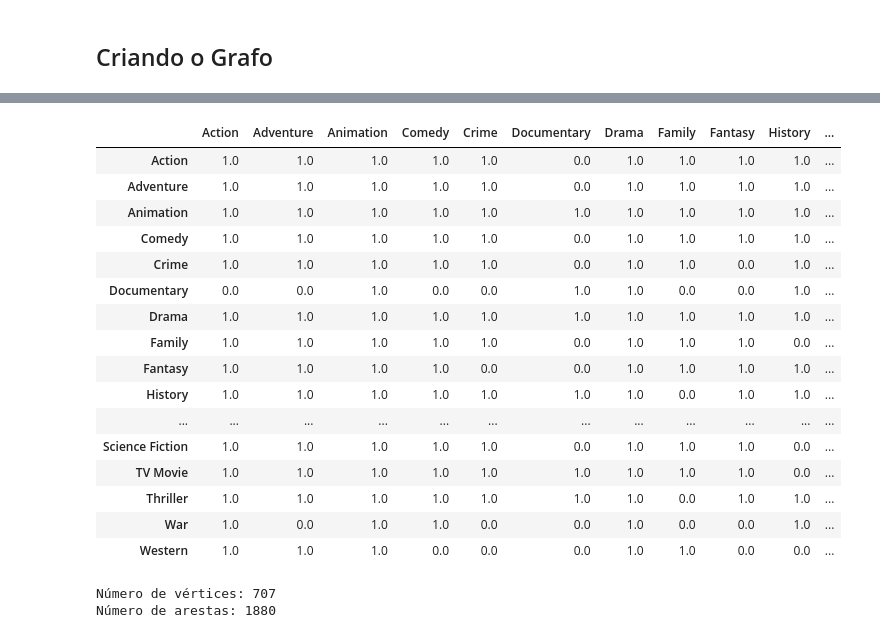
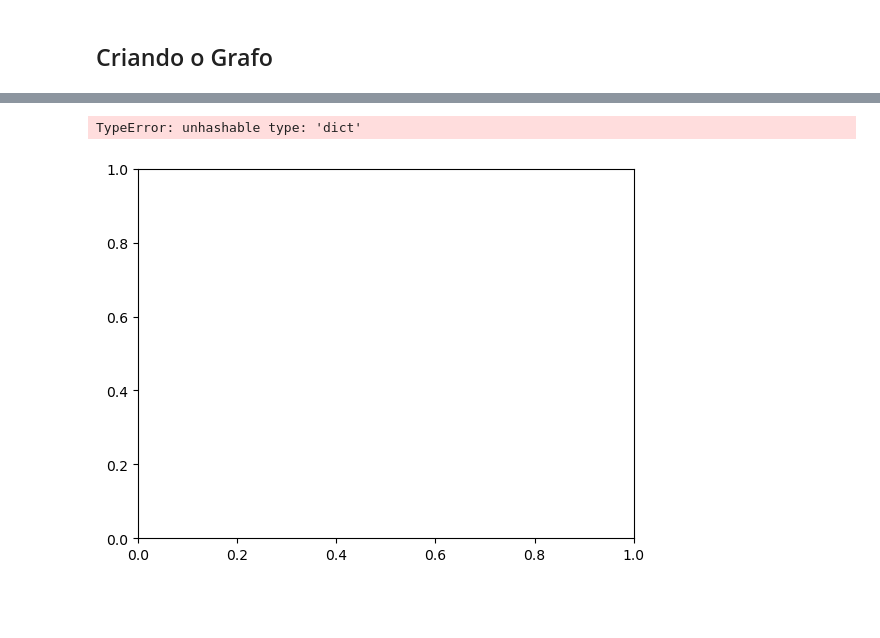
Before and after one commit to antoniolma/Projeto1_RedesSociais, a Jupyter notebook: main.ipynb, the cells around one changed output, grey strips where cells are left out. Cells and saved outputs as stored; diff of their text form; code cells hidden in the pictures; blank space fills up the shorter version.

```diff
--- a/main.ipynb
+++ b/main.ipynb
@@ -140,0 +140,40 @@ matriz_gen = pd.DataFrame(mat_zerada, columns=lista_generos, index=lista_generos
+# %%
+# Cria dicionario para salvar ocorrencias
+conexoes_gen = {}
+for g_prim in generos:
+    conexoes_gen[g_prim] = { 'Total' : 0}
+    for g_sec in generos:
+        if g_sec != g_prim:
+            conexoes_gen[g_prim][g_sec] = 0
+            # print('Criou')
+# pprint(conexoes_gen)
+# Ocorrencias de apararecer juntas
+for genres in df_recente['genre']:
+    for ga in genres.split(','):
+        ga = ga.strip()
+        # print(f'GA: {ga}')
+        for gb in genres.split(','):
+            gb = gb.strip()
+            if ga != gb:
+                # print(f'    GB: {gb}')
+                conexoes_gen[ga][gb] += 1
+                conexoes_gen[ga]['Total'] += 1
+
+# pprint(conexoes_gen)
+percents = {}
+# Porcentagem de aparição de cada filme em relação a outro
+for genA in conexoes_gen:
+    # r_genA = repr(genA)[1:-1]
+    # print(f'GA: {genA}')
+    # print(f'raw GA: {r_genA}')
+    percents[genA] = {}
+    for genB in conexoes_gen[genA]:
+        # r_genB = repr(genB)[1:-1]
+        # print(f'    GB: {genB}')
+        # print(f'    raw GB: {r_genB}')
+        if genB != 'Total':
+            percents[genA][genB] = round(conexoes_gen[genA][genB] * 100 / conexoes_gen[genA]['Total'], 2)
+
+
+pprint(percents)
+# len(percents)
@@ -141,3 +200,8 @@ matriz_gen = pd.DataFrame(mat_zerada, columns=lista_generos, index=lista_generos
+# %%
+plt.plot(conexoes_gen['Action'])
+# %% [output]
+TypeError: unhashable type: 'dict'
+[figure, added]
 # %%
 # Popular os dados de generos
 for gen in df_recente['genre']:
@@ -169,24 +233,6 @@ for gen_a in lista_generos:
             # Para nao repetir criacao de aresta
             matriz_gen.loc[gen_b, gen_a] = 0
             matriz_gen.loc[gen_a, gen_b] = 0
-# %% [output]
-|  | Action | Adventure | Animation | Comedy | Crime | Documentary | Drama | Family | Fantasy | History | ... |
-| Action | 1.0 | 1.0 | 1.0 | 1.0 | 1.0 | 0.0 | 1.0 | 1.0 | 1.0 | 1.0 | ... |
-| Adventure | 1.0 | 1.0 | 1.0 | 1.0 | 1.0 | 0.0 | 1.0 | 1.0 | 1.0 | 1.0 | ... |
-| Animation | 1.0 | 1.0 | 1.0 | 1.0 | 1.0 | 1.0 | 1.0 | 1.0 | 1.0 | 1.0 | ... |
-| Comedy | 1.0 | 1.0 | 1.0 | 1.0 | 1.0 | 0.0 | 1.0 | 1.0 | 1.0 | 1.0 | ... |
-| Crime | 1.0 | 1.0 | 1.0 | 1.0 | 1.0 | 0.0 | 1.0 | 1.0 | 0.0 | 1.0 | ... |
-| Documentary | 0.0 | 0.0 | 1.0 | 0.0 | 0.0 | 1.0 | 1.0 | 0.0 | 0.0 | 1.0 | ... |
-| Drama | 1.0 | 1.0 | 1.0 | 1.0 | 1.0 | 1.0 | 1.0 | 1.0 | 1.0 | 1.0 | ... |
-| Family | 1.0 | 1.0 | 1.0 | 1.0 | 1.0 | 0.0 | 1.0 | 1.0 | 1.0 | 0.0 | ... |
-| Fantasy | 1.0 | 1.0 | 1.0 | 1.0 | 0.0 | 0.0 | 1.0 | 1.0 | 1.0 | 1.0 | ... |
-| History | 1.0 | 1.0 | 1.0 | 1.0 | 1.0 | 1.0 | 1.0 | 0.0 | 1.0 | 1.0 | ... |
-| ... | ... | ... | ... | ... | ... | ... | ... | ... | ... | ... | ... |
-| Science Fiction | 1.0 | 1.0 | 1.0 | 1.0 | 1.0 | 0.0 | 1.0 | 1.0 | 1.0 | 0.0 | ... |
-| TV Movie | 1.0 | 1.0 | 1.0 | 1.0 | 1.0 | 1.0 | 1.0 | 1.0 | 1.0 | 0.0 | ... |
-| Thriller | 1.0 | 1.0 | 1.0 | 1.0 | 1.0 | 1.0 | 1.0 | 0.0 | 1.0 | 1.0 | ... |
-| War | 1.0 | 0.0 | 1.0 | 1.0 | 0.0 | 0.0 | 1.0 | 0.0 | 0.0 | 1.0 | ... |
-| Western | 1.0 | 1.0 | 1.0 | 0.0 | 0.0 | 0.0 | 1.0 | 1.0 | 0.0 | 0.0 | ... |
 # %%
 genero = []
 
@@ -203,9 +249,6 @@ gte.move(g, layout)
 # %%
 print("Número de vértices:", g.num_vertices())
 print("Número de arestas:", g.num_edges())
-# %% [output]
-Número de vértices: 707
-Número de arestas: 1880
 # %%
 gte.save(g, 'imdb.net.gz')
 
```
Also changed, not shown: parts of 6 cells of this notebook.
